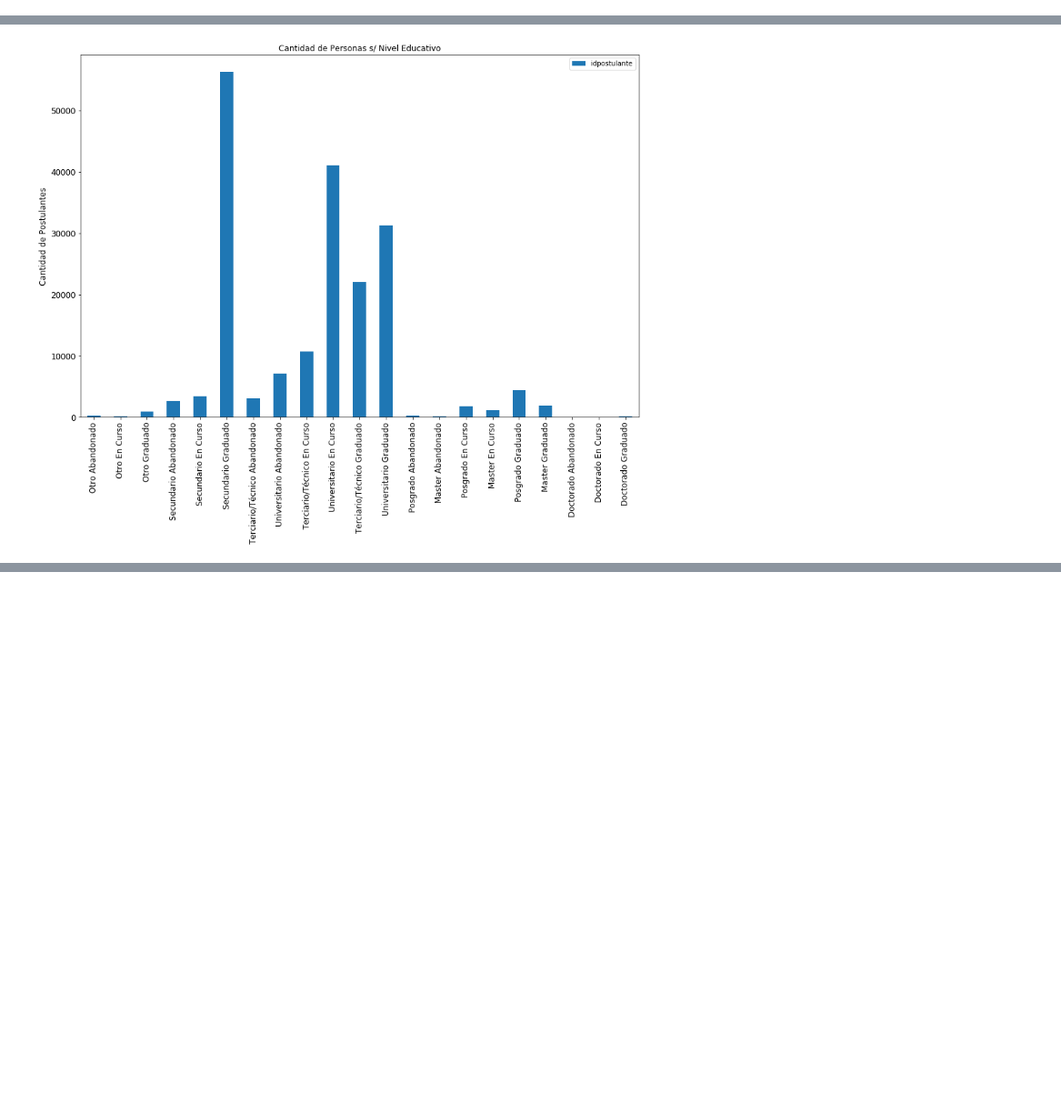
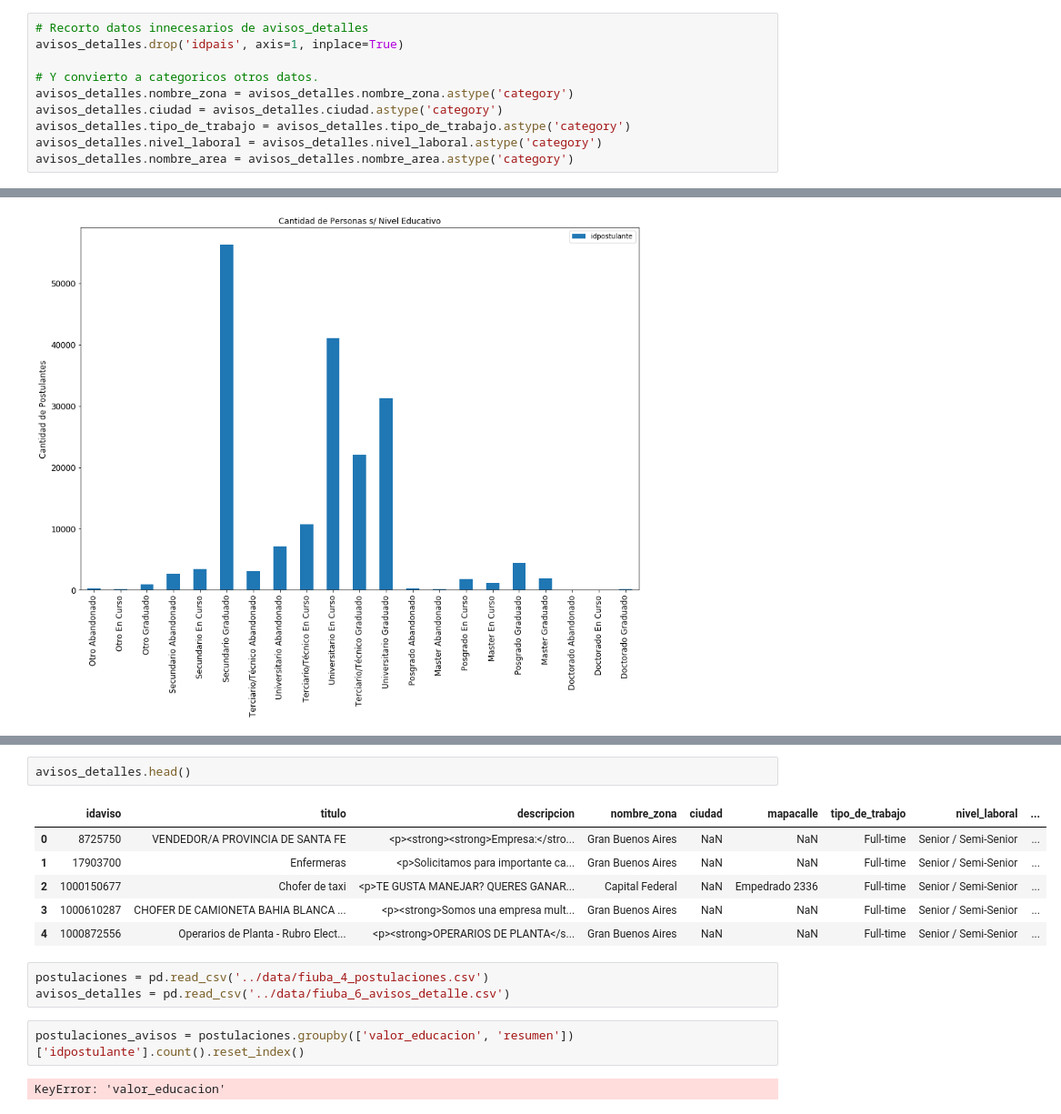
Before and after one commit to PRPablo/dataJobSearches, a Jupyter notebook: exploratoryAnalysis/tp_adri.ipynb, the cells around one changed output, grey strips where cells are left out. Shown at 91% size. Cells and saved outputs as stored; diff of their text form; blank space fills up the shorter version.

```diff
--- a/exploratoryAnalysis/tp_adri.ipynb
+++ b/exploratoryAnalysis/tp_adri.ipynb
@@ -25,0 +25,10 @@ postulaciones[['fechapostulacion']] = postulaciones[['fechapostulacion']].apply(
+# %%
+# Recorto datos innecesarios de avisos_detalles
+avisos_detalles.drop('idpais', axis=1, inplace=True)
+
+# Y convierto a categoricos otros datos.
+avisos_detalles.nombre_zona = avisos_detalles.nombre_zona.astype('category')
+avisos_detalles.ciudad = avisos_detalles.ciudad.astype('category')
+avisos_detalles.tipo_de_trabajo = avisos_detalles.tipo_de_trabajo.astype('category')
+avisos_detalles.nivel_laboral = avisos_detalles.nivel_laboral.astype('category')
+avisos_detalles.nombre_area = avisos_detalles.nombre_area.astype('category')
@@ -129,0 +195,16 @@ plt.show()
+# %%
+avisos_detalles.head()
+# %% [output]
+|  | idaviso | titulo | descripcion | nombre_zona | ciudad | mapacalle | tipo_de_trabajo | nivel_laboral | ... |
+| 0 | 8725750 | VENDEDOR/A PROVINCIA DE SANTA FE | <p><strong><strong>Empresa:</stro... | Gran Buenos Aires | NaN | NaN | Full-time | Senior / Semi-Senior | ... |
+| 1 | 17903700 | Enfermeras | <p>Solicitamos para importante ca... | Gran Buenos Aires | NaN | NaN | Full-time | Senior / Semi-Senior | ... |
+| 2 | 1000150677 | Chofer de taxi | <p>TE GUSTA MANEJAR? QUERES GANAR... | Capital Federal | NaN | Empedrado 2336 | Full-time | Senior / Semi-Senior | ... |
+| 3 | 1000610287 | CHOFER DE CAMIONETA BAHIA BLANCA ... | <p><strong>Somos una empresa mult... | Gran Buenos Aires | NaN | NaN | Full-time | Senior / Semi-Senior | ... |
+| 4 | 1000872556 | Operarios de Planta - Rubro Elect... | <p><strong>OPERARIOS DE PLANTA</s... | Gran Buenos Aires | NaN | NaN | Full-time | Senior / Semi-Senior | ... |
+# %%
+postulaciones = pd.read_csv('../data/fiuba_4_postulaciones.csv')
+avisos_detalles = pd.read_csv('../data/fiuba_6_avisos_detalle.csv')
+# %%
+postulaciones_avisos = postulaciones.groupby(['valor_educacion', 'resumen'])['idpostulante'].count().reset_index()
+# %% [output]
+KeyError: 'valor_educacion'
```
Also changed, not shown: parts of 19 cells of this notebook, 1 other file.
